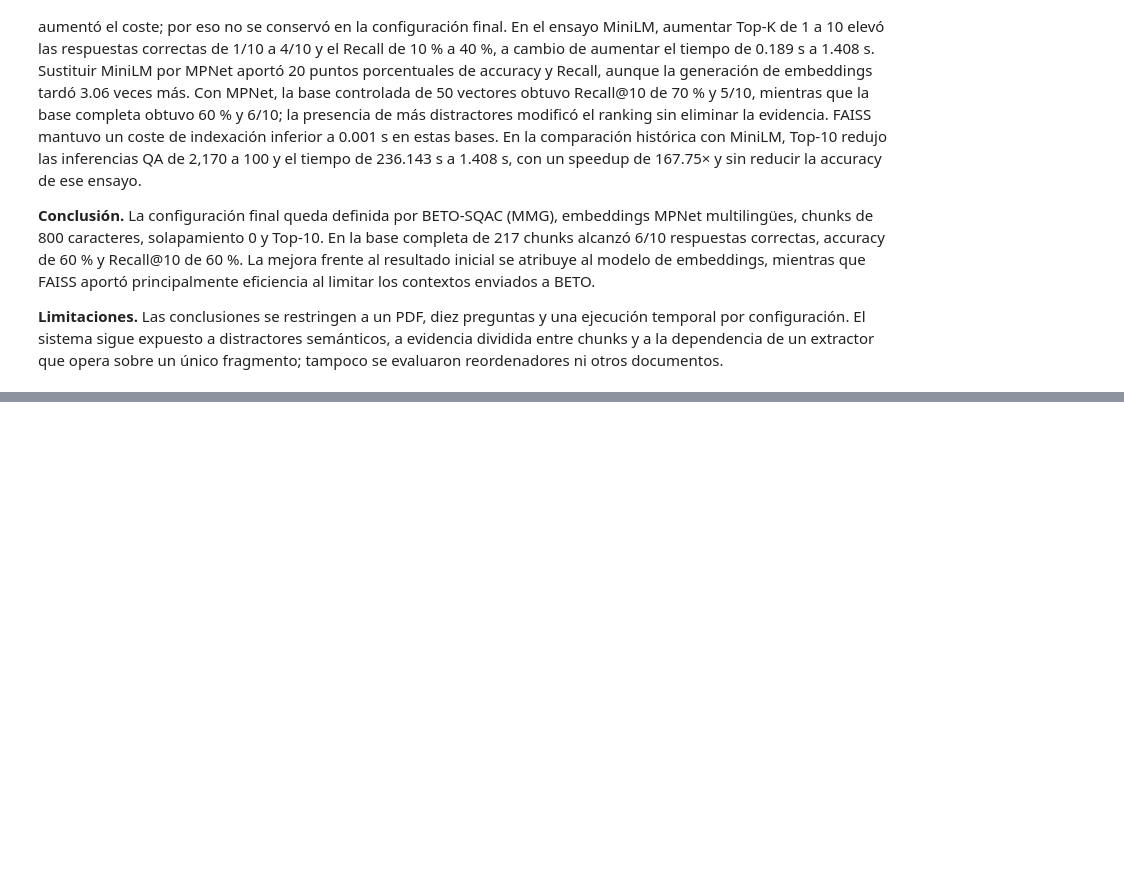
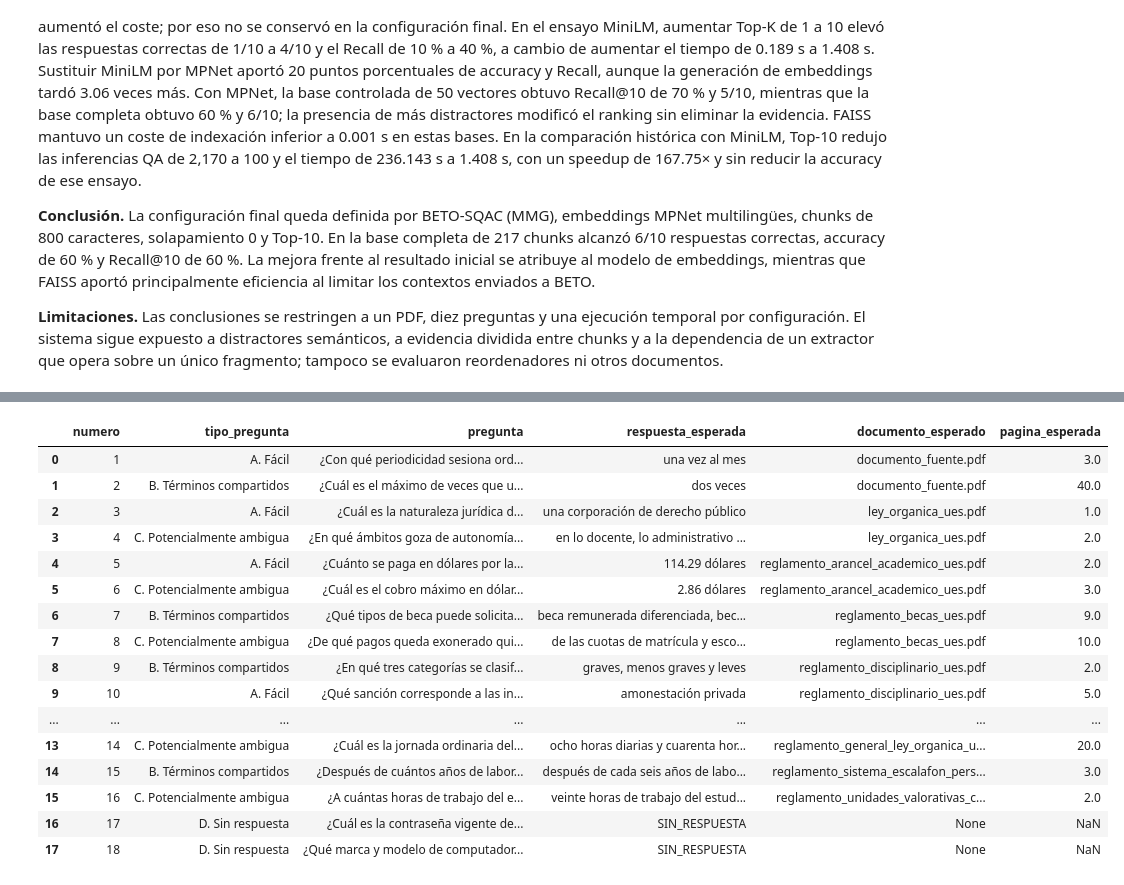
Before and after one commit to abner-rivas/Laboratorio---ML, a Jupyter notebook: LaboratorioML.ipynb, the cells around one changed output, grey strips where cells are left out. Cells and saved outputs as stored; diff of their text form; code cells hidden in the pictures; blank space fills up the shorter version.

```diff
--- a/LaboratorioML.ipynb
+++ b/LaboratorioML.ipynb
@@ -5784,0 +6050,32 @@ RESUMEN_FASE16_JSON={"modelos": [{"Modelo embeddings": "sentence-transformers/pa
+# %%
+preguntas_multi = json.loads(
+    (ROOT_MULTI / "data/preguntas_multidocumento.json").read_text(encoding="utf-8")
+)
+df_preguntas_multi = pd.DataFrame(preguntas_multi)
+assert len(df_preguntas_multi) == 18
+assert int(df_preguntas_multi["sin_respuesta"].sum()) == 2
+assert df_preguntas_multi.loc[
+    ~df_preguntas_multi["sin_respuesta"], "documento_esperado"
+].nunique() == 9
+display(df_preguntas_multi[[
+    "numero", "tipo_pregunta", "pregunta", "respuesta_esperada",
+    "documento_esperado", "pagina_esperada",
+]])
+# %% [output]
+|  | numero | tipo_pregunta | pregunta | respuesta_esperada | documento_esperado | pagina_esperada |
+| 0 | 1 | A. Fácil | ¿Con qué periodicidad sesiona ord... | una vez al mes | documento_fuente.pdf | 3.0 |
+| 1 | 2 | B. Términos compartidos | ¿Cuál es el máximo de veces que u... | dos veces | documento_fuente.pdf | 40.0 |
+| 2 | 3 | A. Fácil | ¿Cuál es la naturaleza jurídica d... | una corporación de derecho público | ley_organica_ues.pdf | 1.0 |
+| 3 | 4 | C. Potencialmente ambigua | ¿En qué ámbitos goza de autonomía... | en lo docente, lo administrativo ... | ley_organica_ues.pdf | 2.0 |
+| 4 | 5 | A. Fácil | ¿Cuánto se paga en dólares por la... | 114.29 dólares | reglamento_arancel_academico_ues.pdf | 2.0 |
+| 5 | 6 | C. Potencialmente ambigua | ¿Cuál es el cobro máximo en dólar... | 2.86 dólares | reglamento_arancel_academico_ues.pdf | 3.0 |
+| 6 | 7 | B. Términos compartidos | ¿Qué tipos de beca puede solicita... | beca remunerada diferenciada, bec... | reglamento_becas_ues.pdf | 9.0 |
+| 7 | 8 | C. Potencialmente ambigua | ¿De qué pagos queda exonerado qui... | de las cuotas de matrícula y esco... | reglamento_becas_ues.pdf | 10.0 |
+| 8 | 9 | B. Términos compartidos | ¿En qué tres categorías se clasif... | graves, menos graves y leves | reglamento_disciplinario_ues.pdf | 2.0 |
+| 9 | 10 | A. Fácil | ¿Qué sanción corresponde a las in... | amonestación privada | reglamento_disciplinario_ues.pdf | 5.0 |
+| ... | ... | ... | ... | ... | ... | ... |
+| 13 | 14 | C. Potencialmente ambigua | ¿Cuál es la jornada ordinaria del... | ocho horas diarias y cuarenta hor... | reglamento_general_ley_organica_u... | 20.0 |
+| 14 | 15 | B. Términos compartidos | ¿Después de cuántos años de labor... | después de cada seis años de labo... | reglamento_sistema_escalafon_pers... | 3.0 |
+| 15 | 16 | C. Potencialmente ambigua | ¿A cuántas horas de trabajo del e... | veinte horas de trabajo del estud... | reglamento_unidades_valorativas_c... | 2.0 |
+| 16 | 17 | D. Sin respuesta | ¿Cuál es la contraseña vigente de... | SIN_RESPUESTA | None | NaN |
+| 17 | 18 | D. Sin respuesta | ¿Qué marca y modelo de computador... | SIN_RESPUESTA | None | NaN |
```
Also changed, not shown: parts of 27 cells of this notebook, 41 other files.
